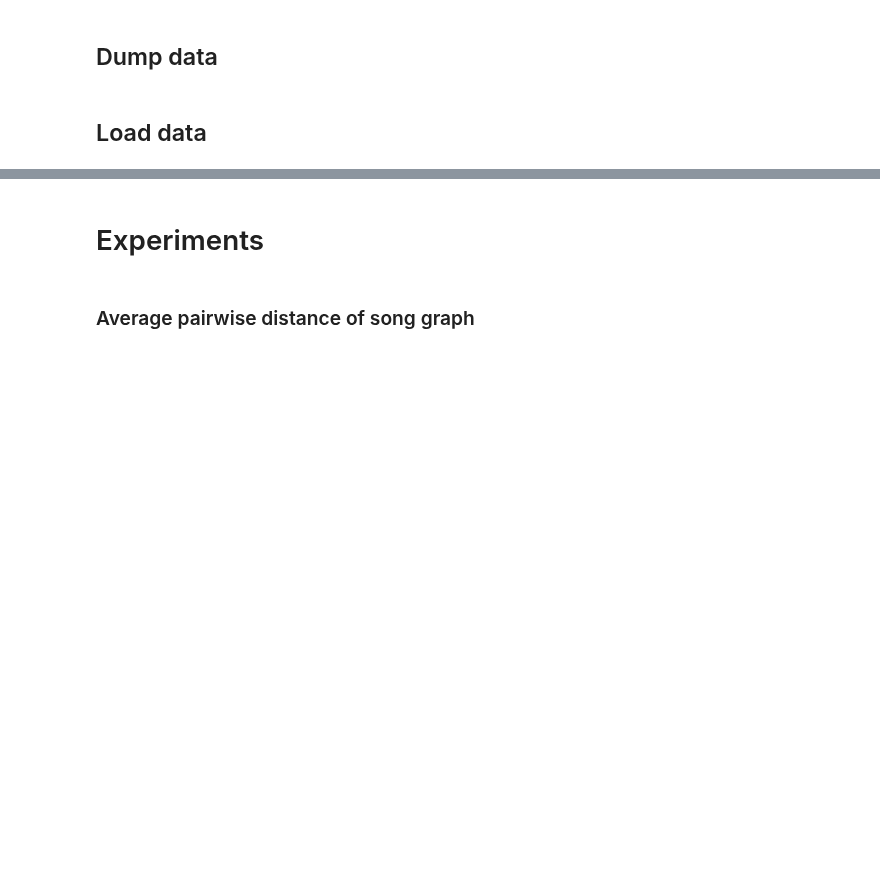
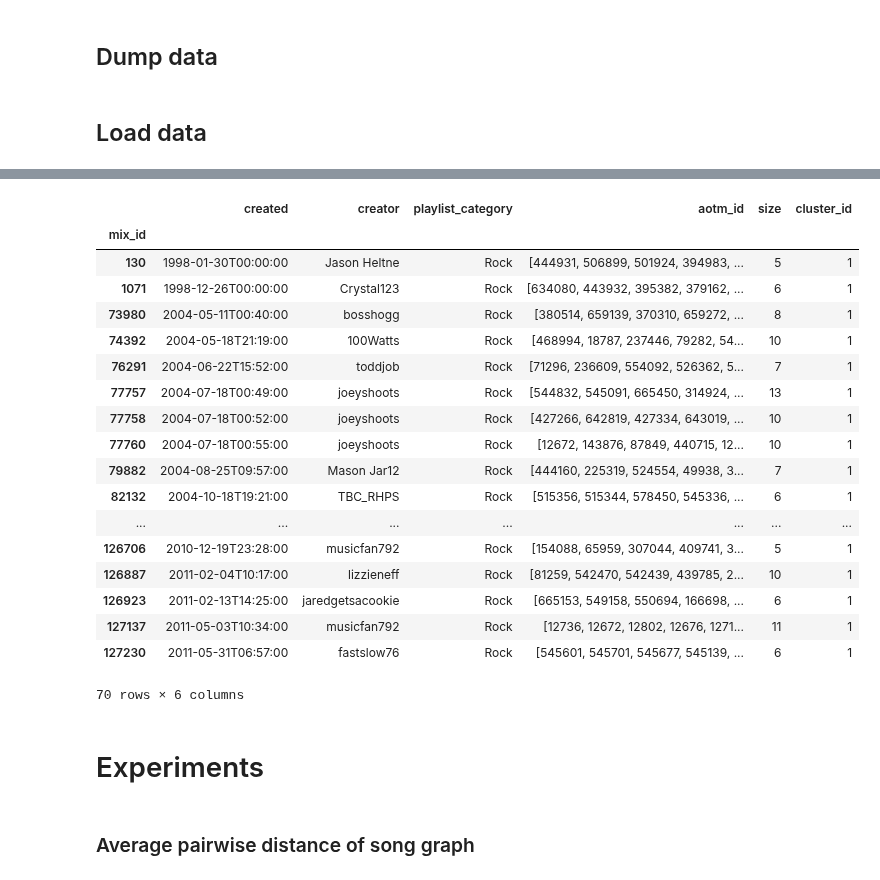
Before and after one commit to kikohs/recog, a Jupyter notebook: notebook/Rec sys.ipynb, the cells around one changed output, grey strips where cells are left out. Saved outputs shown, nothing was run; the diff lists cells and outputs as text; code cells hidden in the pictures; blank space fills up the shorter version.

```diff
--- a/notebook/Rec sys.ipynb
+++ b/notebook/Rec sys.ipynb
@@ -375,3 +396,25 @@ pairs_distance = pickle.load(open(os.path.join(DUMP_DIR, 'song_pairs_distance.pi
+# %%
+MIXES_train[MIXES_train.playlist_category == 'Rock']
+# %% [output]
+|  | created | creator | playlist_category | aotm_id | size | cluster_id |
+| mix_id |  |  |  |  |  |  |
+| 130 | 1998-01-30T00:00:00 | Jason Heltne | Rock | [444931, 506899, 501924, 394983, ... | 5 | 1 |
+| 1071 | 1998-12-26T00:00:00 | Crystal123 | Rock | [634080, 443932, 395382, 379162, ... | 6 | 1 |
+| 73980 | 2004-05-11T00:40:00 | bosshogg | Rock | [380514, 659139, 370310, 659272, ... | 8 | 1 |
+| 74392 | 2004-05-18T21:19:00 | 100Watts | Rock | [468994, 18787, 237446, 79282, 54... | 10 | 1 |
+| 76291 | 2004-06-22T15:52:00 | toddjob | Rock | [71296, 236609, 554092, 526362, 5... | 7 | 1 |
+| 77757 | 2004-07-18T00:49:00 | joeyshoots | Rock | [544832, 545091, 665450, 314924, ... | 13 | 1 |
+| 77758 | 2004-07-18T00:52:00 | joeyshoots | Rock | [427266, 642819, 427334, 643019, ... | 10 | 1 |
+| 77760 | 2004-07-18T00:55:00 | joeyshoots | Rock | [12672, 143876, 87849, 440715, 12... | 10 | 1 |
+| 79882 | 2004-08-25T09:57:00 | Mason Jar12 | Rock | [444160, 225319, 524554, 49938, 3... | 7 | 1 |
+| 82132 | 2004-10-18T19:21:00 | TBC_RHPS | Rock | [515356, 515344, 578450, 545336, ... | 6 | 1 |
+| ... | ... | ... | ... | ... | ... | ... |
+| 126706 | 2010-12-19T23:28:00 | musicfan792 | Rock | [154088, 65959, 307044, 409741, 3... | 5 | 1 |
+| 126887 | 2011-02-04T10:17:00 | lizzieneff | Rock | [81259, 542470, 542439, 439785, 2... | 10 | 1 |
+| 126923 | 2011-02-13T14:25:00 | jaredgetsacookie | Rock | [665153, 549158, 550694, 166698, ... | 6 | 1 |
+| 127137 | 2011-05-03T10:34:00 | musicfan792 | Rock | [12736, 12672, 12802, 12676, 1271... | 11 | 1 |
+| 127230 | 2011-05-31T06:57:00 | fastslow76 | Rock | [545601, 545701, 545677, 545139, ... | 6 | 1 |
+70 rows × 6 columns
 # %% [markdown]
 # Experiments
 # %%
```
Also changed, not shown: parts of 13 cells of this notebook, 2 other files.
